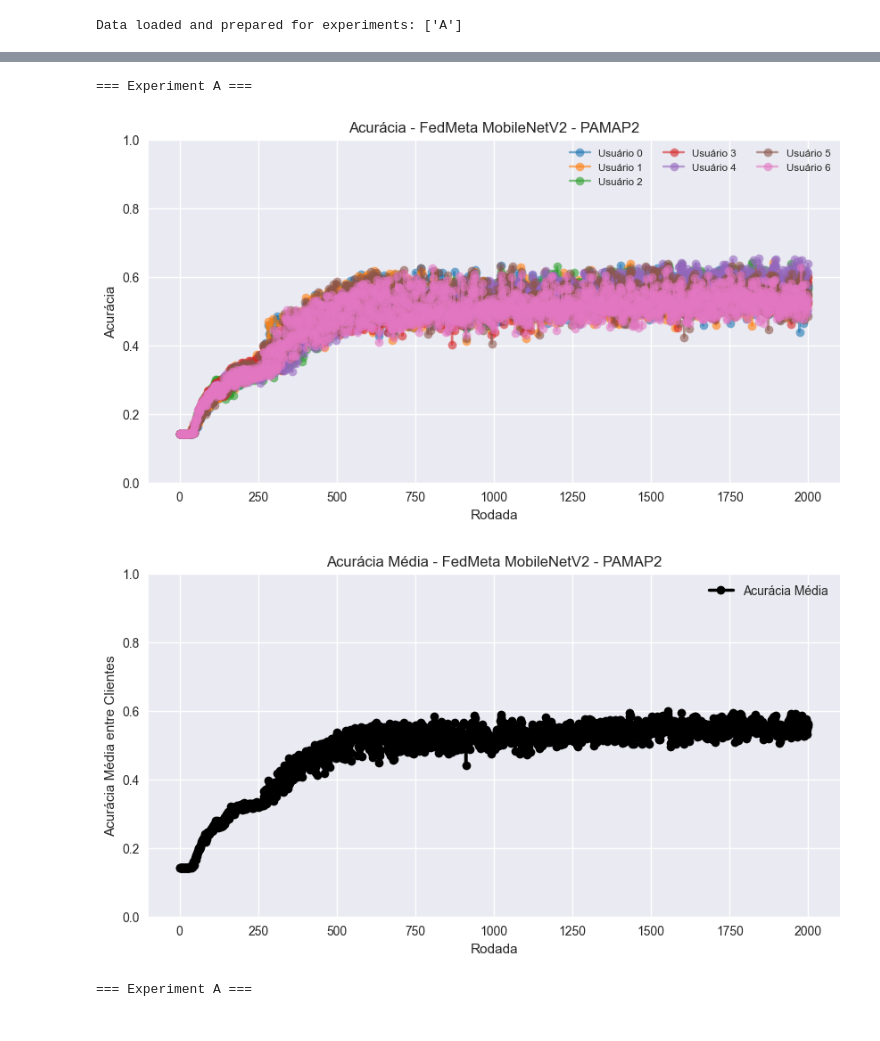
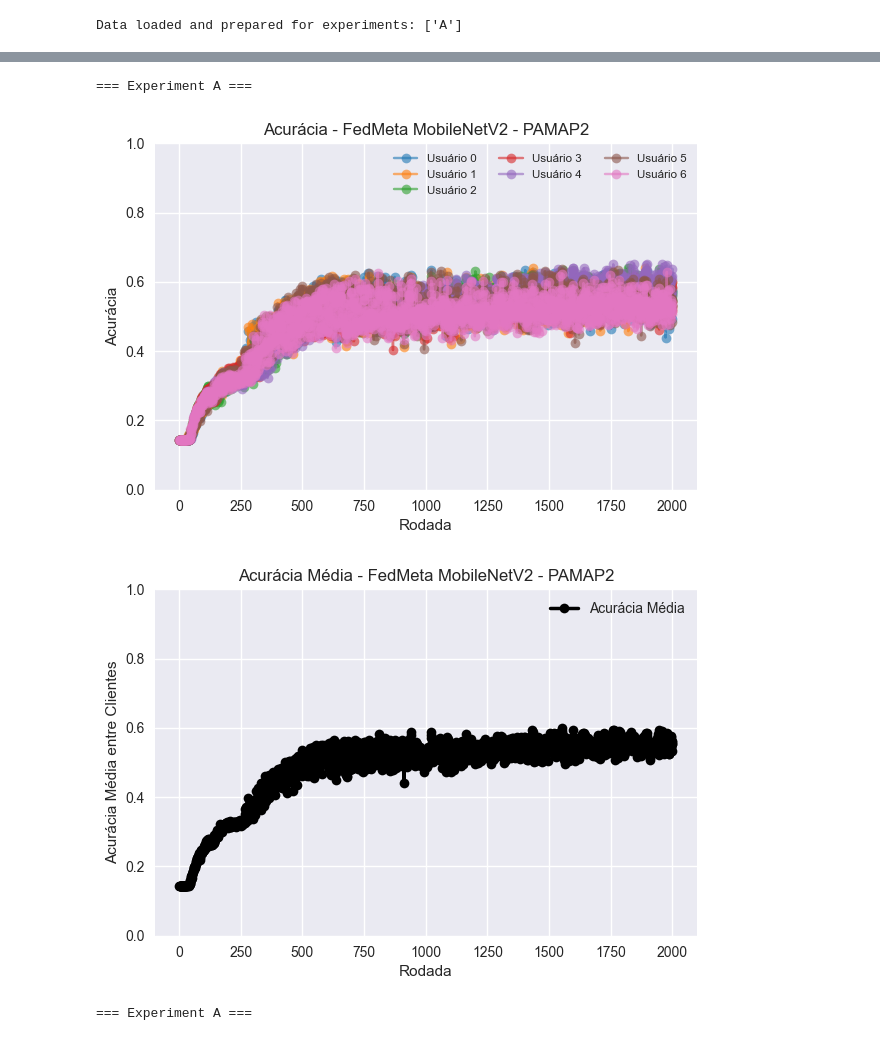
Before and after one commit to TulioPolido/federated_proxy_offset, a Jupyter notebook: Flautim/Personalized/FedMeta MobileNetV2/Results/PAMAP/plot_results_pamap.ipynb, the cells around one changed output, grey strips where cells are left out. Drawn from its saved outputs; the diff is of its cells as text; code cells hidden in the pictures.

```diff
--- a/Flautim/Personalized/FedMeta MobileNetV2/Results/PAMAP/plot_results_pamap.ipynb
+++ b/Flautim/Personalized/FedMeta MobileNetV2/Results/PAMAP/plot_results_pamap.ipynb
@@ -92,7 +92,7 @@ for xp in dfs:
     # -------------------------
     # 1) Plot per-user precisions
     # -------------------------
-    plt.figure(figsize=(10, 5))
+    plt.figure(figsize=(7, 4.5))
     all_precisions = []
 
     for i, user in enumerate(users_xp):
@@ -119,8 +119,9 @@ for xp in dfs:
     plt.xlabel('Rodada')
     plt.ylabel('Loss')
     plt.title(f'Loss - FedMeta MobileNetV2 - PAMAP2')
-    plt.legend(ncol=3, fontsize='small')
+    #plt.legend(ncol=3, fontsize='small')
     plt.grid(True)
+    plt.savefig(f'fedmetamobilenet_all_loss_pamap2.png')
     plt.show()
 
 
@@ -137,7 +138,7 @@ for xp in dfs:
 
     avg_precision = df_all.mean(axis=1, skipna=True)
 
-    plt.figure(figsize=(10, 5))
+    plt.figure(figsize=(7, 4.5))
     plt.plot(avg_precision.index.astype(int), avg_precision.values,
              marker='o', color='black', linewidth=2.5, label='Loss Média')
     plt.xlabel('Rodada')
@@ -145,6 +146,7 @@ for xp in dfs:
     plt.title(f'Loss Média - FedMeta MobileNetV2 - PAMAP2')
     plt.legend()
     plt.grid(True)
+    plt.savefig(f'fedmetamobilenet_avg_loss_pamap2.png')
     plt.show()
 # %% [output]
 === Experiment A ===
@@ -161,7 +163,7 @@ for xp in dfs:
     # -------------------------
     # 1) Plot per-user accuracies
     # -------------------------
-    plt.figure(figsize=(10, 5))
+    plt.figure(figsize=(7, 4.5))
     all_accuracies = []  # will store Series: index=epoch, values=accuracy
 
     for i, user in enumerate(users_xp):
@@ -197,40 +199,42 @@ for xp in dfs:
     plt.title(f'Acurácia - FedMeta MobileNetV2 - PAMAP2')
     plt.legend(ncol=3, fontsize='small')
     plt.grid(True)
+    plt.savefig(f'fedmetamobilenet_all_acc_pamap2.png')
     plt.show()
 
     # -------------------------
     # 2) Build matrix and plot average
     # -------------------------
     if not all_accuracies:
         print(f"No TEST_ACC found for any user in {xp}; skipping average plot.")
         continue
 
     # Align into epochs x users matrix (missing -> NaN) and sort by epoch
     df_all = pd.concat(all_accuracies, axis=1)
     # ensure unique column names (strings)
     df_all.columns = [str(c) for c in df_all.columns]
     df_all = df_all.sort_index()
 
 
     # Compute epoch-wise average (ignore NaNs)
     avg_accuracy = df_all.mean(axis=1, skipna=True)
 
     # Plot average
-    plt.figure(figsize=(10, 5))
+    plt.figure(figsize=(7, 4.5))
     plt.plot(avg_accuracy.index.astype(int), avg_accuracy.values,
              marker='o', color='black', linewidth=2.5, label='Acurácia Média')
     plt.xlabel('Rodada')
     plt.ylabel('Acurácia Média entre Clientes')
     plt.ylim(0.0, 1.0)
     plt.title(f'Acurácia Média - FedMeta MobileNetV2 - PAMAP2')
     plt.legend()
     plt.grid(True)
+    plt.savefig(f'fedmetamobilenet_avg_acc_pamap2.png')
     plt.show()
 # %% [output]
 === Experiment A ===
-[figure, old version]
+[figure, new version]
-[figure, old version]
+[figure, new version]
 # %%
 for xp in dfs:
     print(f"\n=== Experiment {xp} ===")
```
Also changed, not shown: parts of 1 cell of this notebook, 21 other files.
